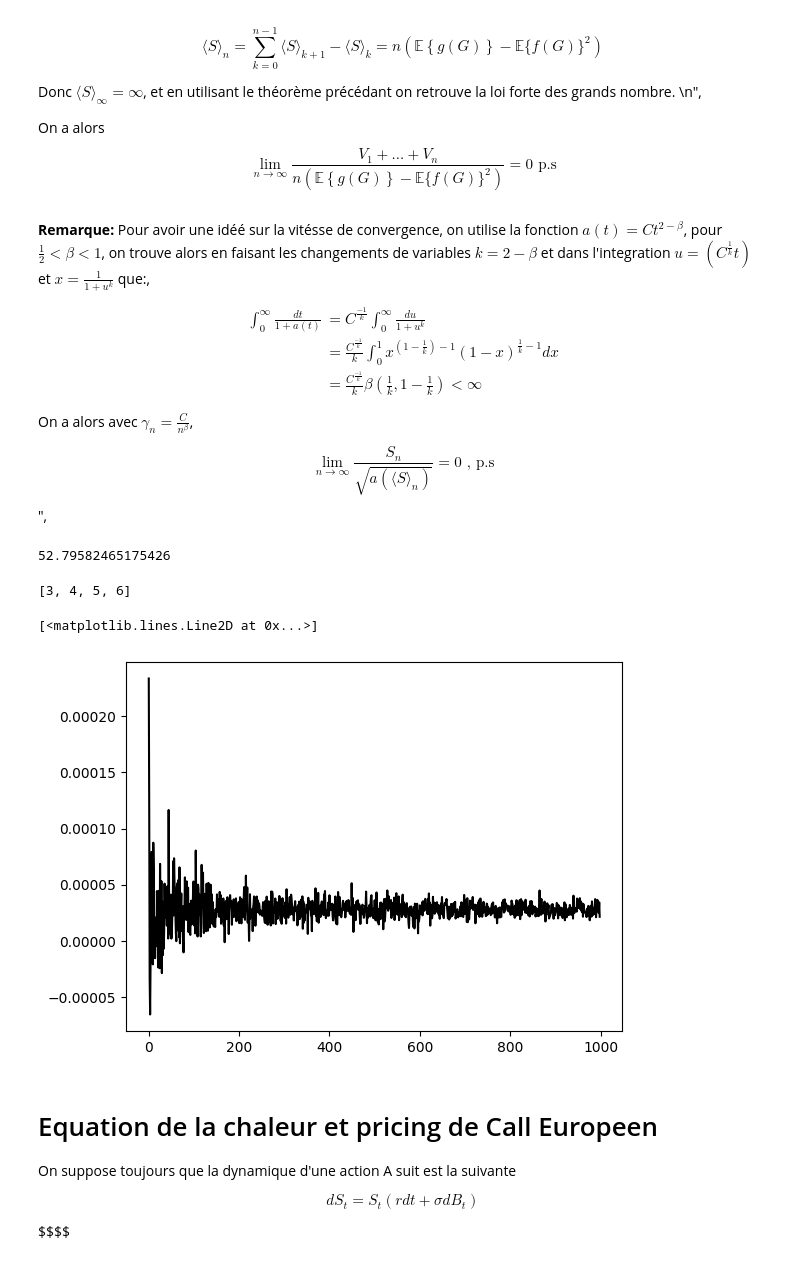
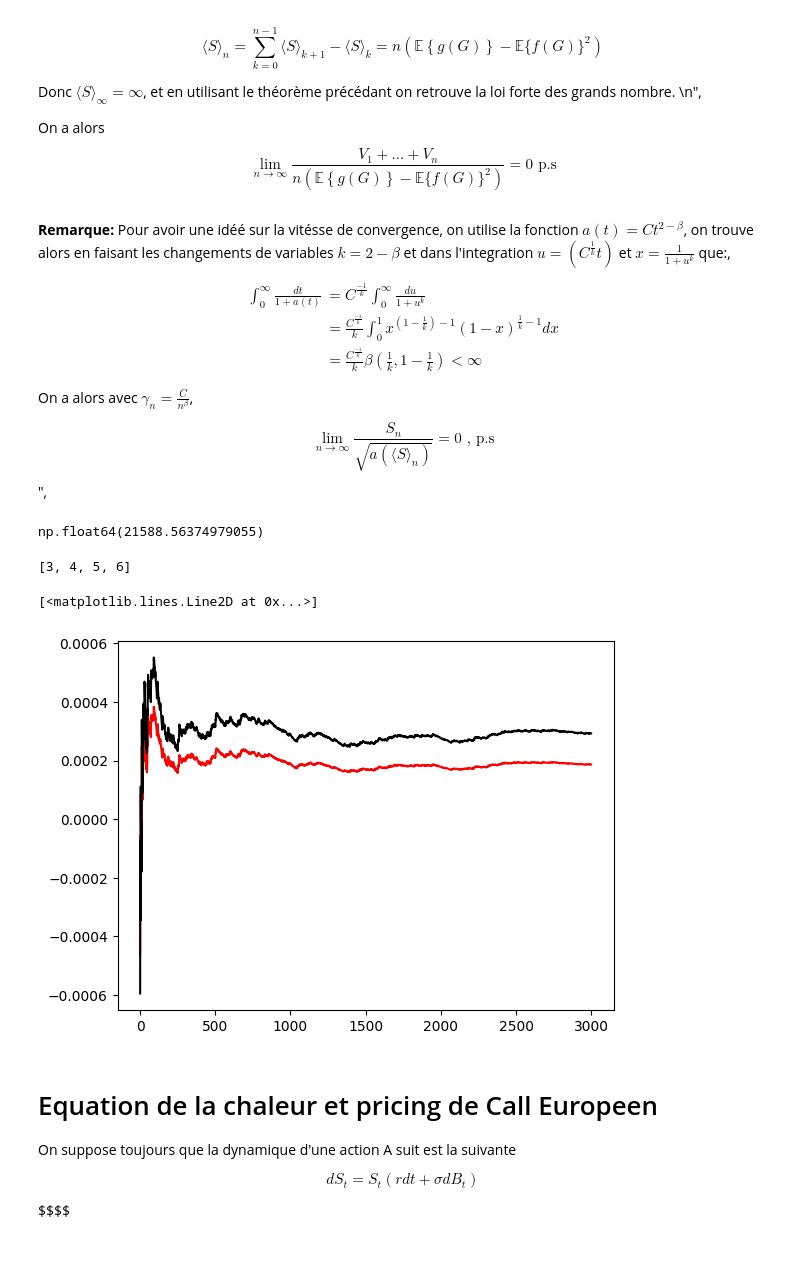
Before and after one commit to EssaddekOthmane/IndependentPriceVerification, a Jupyter notebook: BlackScholesRobbinsMonro.ipynb, the cells around one changed output. Cells and saved outputs as stored; diff of their text form; code cells hidden in the pictures.

```diff
--- a/BlackScholesRobbinsMonro.ipynb
+++ b/BlackScholesRobbinsMonro.ipynb
@@ -869,7 +869,7 @@ Donc $\langle S\rangle_\infty=\infty$, et en utilisant le théorème précédant
 On a alors
 $$\lim_{n\rightarrow\infty}\frac{V_1+...+V_n}{n\left(\mathbb{E}\left\{g(G)\right\}-\mathbb{E}\{f(G)\}^2\right)}=0 \text{  p.s}$$
 # %% [markdown]
-**Remarque:**   Pour avoir une idéé sur la vitésse de convergence, on utilise la fonction $a(t)=Ct^{2-\beta}$, pour $\frac{1}{2}<\beta<1$, on trouve alors en faisant les changements de variables $k=2-\beta$ et dans l'integration $u=(C^{\frac{1}{k}}t)$ et $x=\frac{1}{1+u^k}$  que:,
+**Remarque:**   Pour avoir une idéé sur la vitésse de convergence, on utilise la fonction $a(t)=Ct^{2-\beta}$,  on trouve alors en faisant les changements de variables $k=2-\beta$ et dans l'integration $u=(C^{\frac{1}{k}}t)$ et $x=\frac{1}{1+u^k}$  que:,
 
 $$\begin{align*}
 \int_0^\infty\frac{dt}{1+a(t)}&=C^{\frac{-1}{k}}\int_0^\infty\frac{du}{1+u^k}\\
@@ -881,39 +881,67 @@ On a alors avec $\gamma_n=\frac{C}{n^\beta}$,
 
 $$\lim_{n\rightarrow\infty}\frac{S_n}{\sqrt{a(\langle S \rangle_n)}}=0 \text{ , p.s}$$",
 # %%
-# def approx_variance(Lambda,G):
-#     # ATTENTION: G est un vecteur echantillon de gaussiennes
-#     return(np.mean(np.exp(-Lambda*G+0.5*Lambda**2)*f(G)**2)-(np.mean(f(G))**2))
+sigma=sigma_prim
+T=1
+x=100
+K=100
+n=1000
+N=1000
+def f1(g):
+    d=np.size(g);
+    S_T=np.zeros(d);
+    S_T= x * np.exp((r - sigma*sigma/2)*T*np.ones(d)+sigma*np.sqrt(T)*g);
+    return(math.exp(-r*T)*np.maximum(S_T-K*np.ones(np.size(S_T)),np.zeros(np.size(S_T))));
 
-G=np.random.normal(size=n)
+def f(g):
+    if(isinstance(g,float) or isinstance(g,int)):
+        ST=0;
+        ST=float( x * exp((r - sigma*sigma/2)*T+sigma*math.sqrt(T)*g));
+        return(exp(-r*T)*max(ST-K,0))
+    else:
+        d=np.size(g)
+        S_T=np.zeros(d)
+        S_T= x * np.exp((r - sigma*sigma/2)*T*np.ones(d)+sigma*np.sqrt(T)*g)
+        return(math.exp(-r*T)*np.maximum(S_T-K*np.ones(np.size(S_T)),np.zeros(np.size(S_T))))
 
-u=approx_variance(1,G)
+
+
+
+def approx_variance(Lambda,G):
+    # ATTENTION: G est un vecteur echantillon de gaussiennes
+    return(np.mean(np.exp(-Lambda*G+0.5*Lambda**2)*f(G)**2)-(np.mean(f(G))**2))
+U=np.random.normal(size=n)
+
+u=approx_variance(4,U)
 u
 # %% [output]
-52.79582465175426
+np.float64(21588.56374979055)
 # %%
 [1,2,3,4,5,6][2:]
 # %% [output]
 [3, 4, 5, 6]
 # %%
+beta=0.05
+c=1
+
 G=np.random.normal(size=n)
 
 def a(t):
     return c*t**(2-beta)
 P=[]
 Q=[]
-for i in range(1,1000):
-    G2=list(np.random.normal(size=i))
-    Mn=[F_BS(sigma_prim,g)/u**2 for g in G2]
-    sample=np.mean(Mn)
-    P.append(sample)
-    Q.append(sum(Mn)/a(i*u))
 
-#plt.plot(P,'red')
+N=3000
+G2=list(np.random.normal(size=N))
+Mn=[F_BS(sigma_prim,g)/u for g in G2]
+P=np.cumsum(Mn)/np.arange(1,N+1)
+plt.plot(P,'red')
+U=[F_BS(sigma_prim,g) for g in G2]
+Q=np.cumsum(U)/[np.sqrt(a(i*u)) for i in np.arange(1,N+1)]
 plt.plot(Q,'black')
 # %% [output]
 [<matplotlib.lines.Line2D at 0x...>]
-[figure, old version]
+[figure, new version]
 # %% [markdown]
 # Equation de la chaleur et pricing de Call Europeen
 
```
Also changed, not shown: parts of 14 cells of this notebook.
